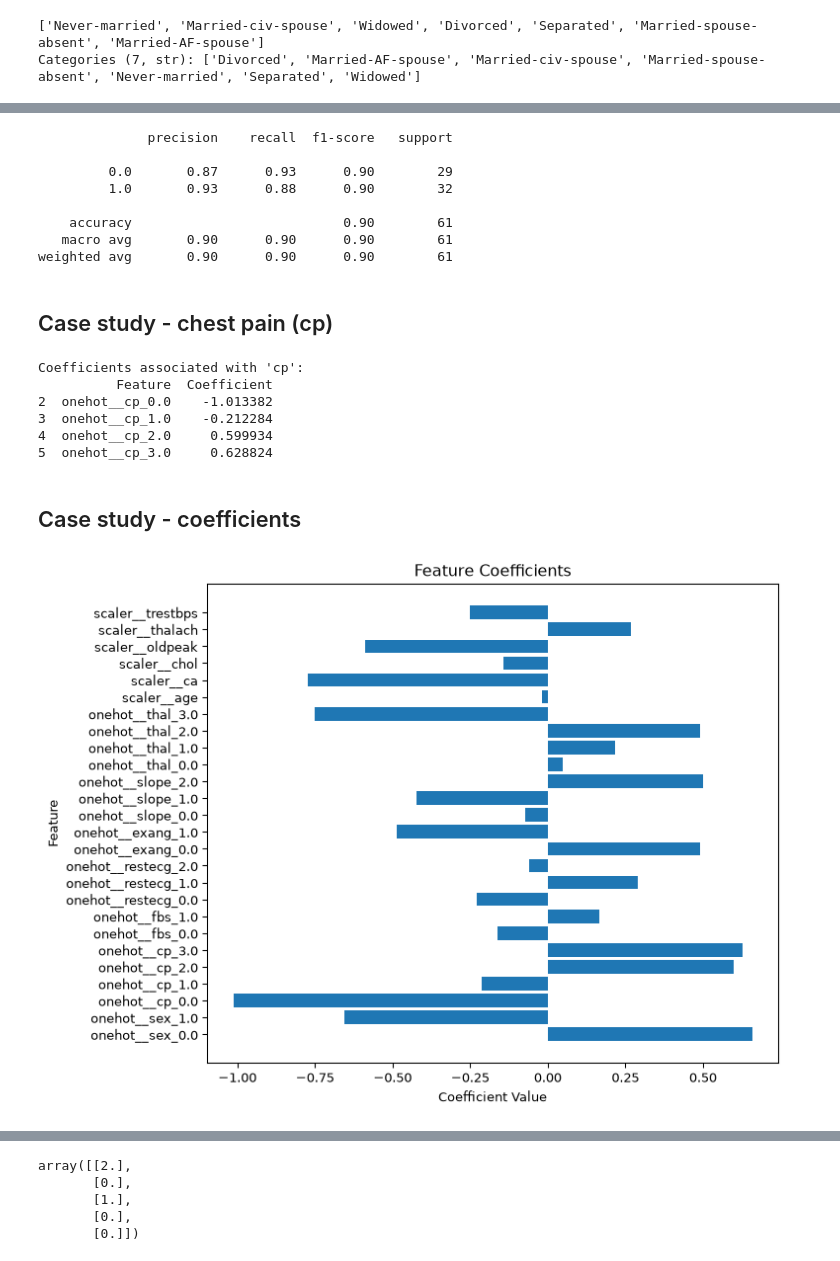
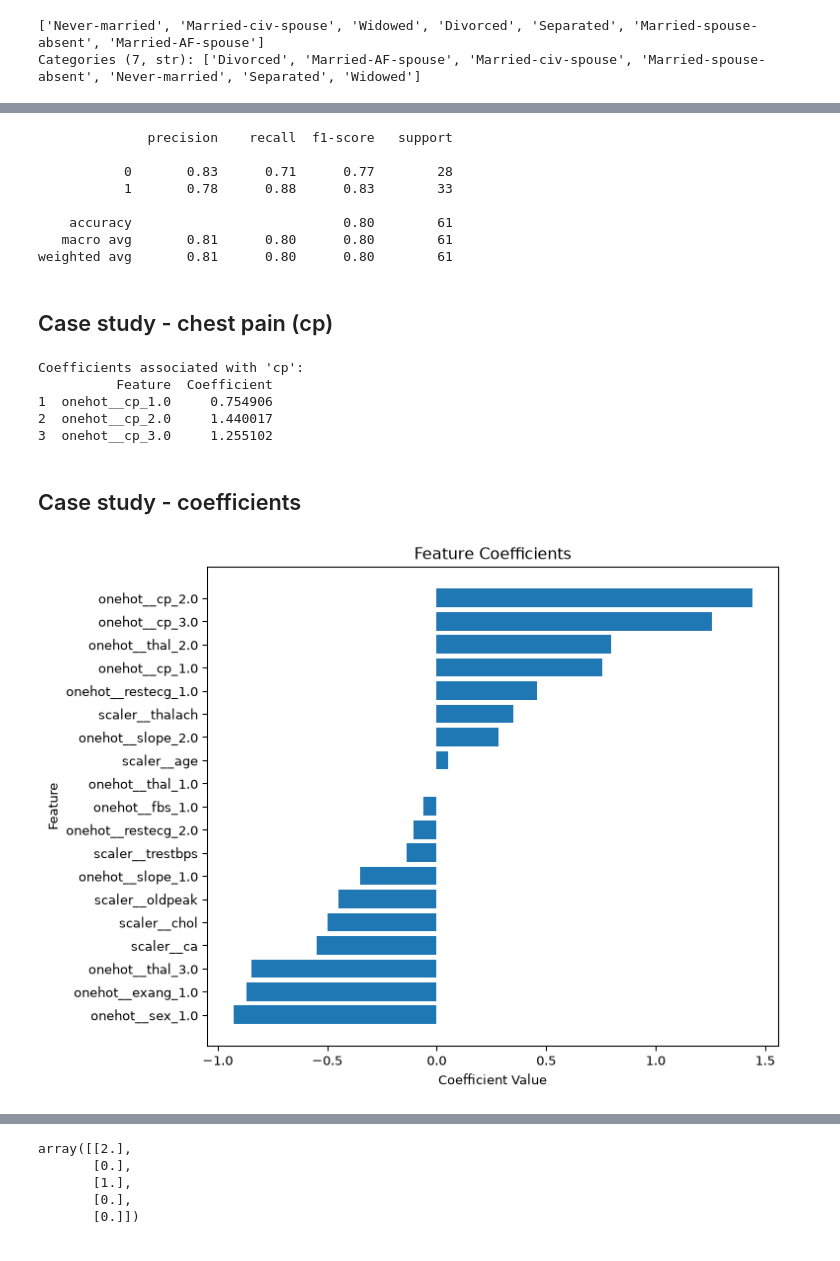
Before and after one commit to turcotte/csi-4106, a Jupyter notebook: lectures/10/slides.ipynb, the cells around one changed output, grey strips where cells are left out. Cells and saved outputs as stored; diff of their text form; code cells hidden in the pictures.

```diff
--- a/lectures/10/slides.ipynb
+++ b/lectures/10/slides.ipynb
@@ -263,6 +299,7 @@ from sklearn.compose import ColumnTransformer
 from sklearn.linear_model import LogisticRegression
 from sklearn.model_selection import train_test_split
 from sklearn.metrics import classification_report
+from sklearn.pipeline import Pipeline
 
 # Load the 'Heart-Disease' dataset from OpenML
 data = fetch_openml(name='Heart-Disease', version=1, as_frame=True)
@@ -275,9 +312,9 @@ for col in df.columns:
 # Drop rows with missing values
 df.dropna(inplace=True)
 
-# Define features and target
+# Define features and convert the target to absence/presence
 X = df.drop(columns=['target'])
-y = df['target']
+y = (df['target'] > 0).astype(int)
 
 # Columns to encode with OneHotEncoder
 columns_to_encode = ['sex', 'cp', 'fbs', 'restecg', 'exang', 'slope', 'thal']
@@ -287,21 +324,24 @@ numerical_columns = X.columns.difference(columns_to_encode)
 
 # Split the dataset into training and testing sets before transformations
 X_train, X_test, y_train, y_test = train_test_split(
-    X, y, test_size=0.2, random_state=42
+    X, y, test_size=0.2, random_state=42, stratify=y
 )
 
 # Apply OneHotEncoder and StandardScaler using ColumnTransformer
-column_transformer = ColumnTransformer(
+preprocessor = ColumnTransformer(
     transformers=[
-        ('onehot', OneHotEncoder(), columns_to_encode),
+        (
+            'onehot',
+            OneHotEncoder(drop='first', handle_unknown='ignore'),
+            columns_to_encode,
+        ),
         ('scaler', StandardScaler(), numerical_columns)
     ]
 )
 
-# Fit the transformer on the training data and transform both training and test data
-X_train_processed = column_transformer.fit_transform(X_train)
-X_test_processed = column_transformer.transform(X_test)
-
-# Initialize and train logistic regression model
-model = LogisticRegression(max_iter=1000)
-model = model.fit(X_train_processed, y_train)
+# The pipeline fits preprocessing and the classifier on training data only
+heart_pipeline = Pipeline([
+    ('preprocessor', preprocessor),
+    ('classifier', LogisticRegression()),
+])
+heart_pipeline.fit(X_train, y_train)
@@ -316,25 +361,26 @@ in its original state without any modifications.
 # %%
-# Predict and evaluate the model
-y_pred = model.predict(X_test_processed)
+# Predict and evaluate on the untouched test set
+y_pred = heart_pipeline.predict(X_test)
 
 print(classification_report(y_test, y_pred))
 # %% [output]
               precision    recall  f1-score   support
 
-         0.0       0.87      0.93      0.90        29
-         1.0       0.93      0.88      0.90        32
+           0       0.83      0.71      0.77        28
+           1       0.78      0.88      0.83        33
 
-    accuracy                           0.90        61
-   macro avg       0.90      0.90      0.90        61
-weighted avg       0.90      0.90      0.90        61
+    accuracy                           0.80        61
+   macro avg       0.81      0.80      0.80        61
+weighted avg       0.81      0.80      0.80        61
 # %% [markdown]
 ## Case study - chest pain (cp)
 # %%
-# Retrieve feature names after transformation using get_feature_names_out()
-feature_names = column_transformer.get_feature_names_out()
+# Retrieve feature names and coefficients from the fitted pipeline
+feature_names = heart_pipeline[
+    'preprocessor'
+].get_feature_names_out()
 
-# Get coefficients and map them to feature names
-coefficients = model.coef_[0]
+coefficients = heart_pipeline['classifier'].coef_[0]
 
 # Create a DataFrame with feature names and coefficients
 coef_df = pd.DataFrame({
@@ -349,21 +395,21 @@ print(cp_features)
 # %% [output]
 Coefficients associated with 'cp':
           Feature  Coefficient
-2  onehot__cp_0.0    -1.013382
-3  onehot__cp_1.0    -0.212284
-4  onehot__cp_2.0     0.599934
-5  onehot__cp_3.0     0.628824
+1  onehot__cp_1.0     0.754906
+2  onehot__cp_2.0     1.440017
+3  onehot__cp_3.0     1.255102
 # %% [markdown]
 ## Case study - coefficients
 # %%
-# Visualize the coefficients
+# Visualize the fitted coefficients
 
+coef_plot_df = coef_df.sort_values(by='Coefficient')
 plt.figure(figsize=(8, 6))
-plt.barh(coef_df['Feature'], coef_df['Coefficient'])
+plt.barh(coef_plot_df['Feature'], coef_plot_df['Coefficient'])
 plt.title('Feature Coefficients')
 plt.xlabel('Coefficient Value')
 plt.ylabel('Feature')
 plt.tight_layout()
 plt.show()
 # %% [output]
-[figure, old version]
+[figure, new version]
```
Also changed, not shown: parts of 74 cells of this notebook, 35 other files.
